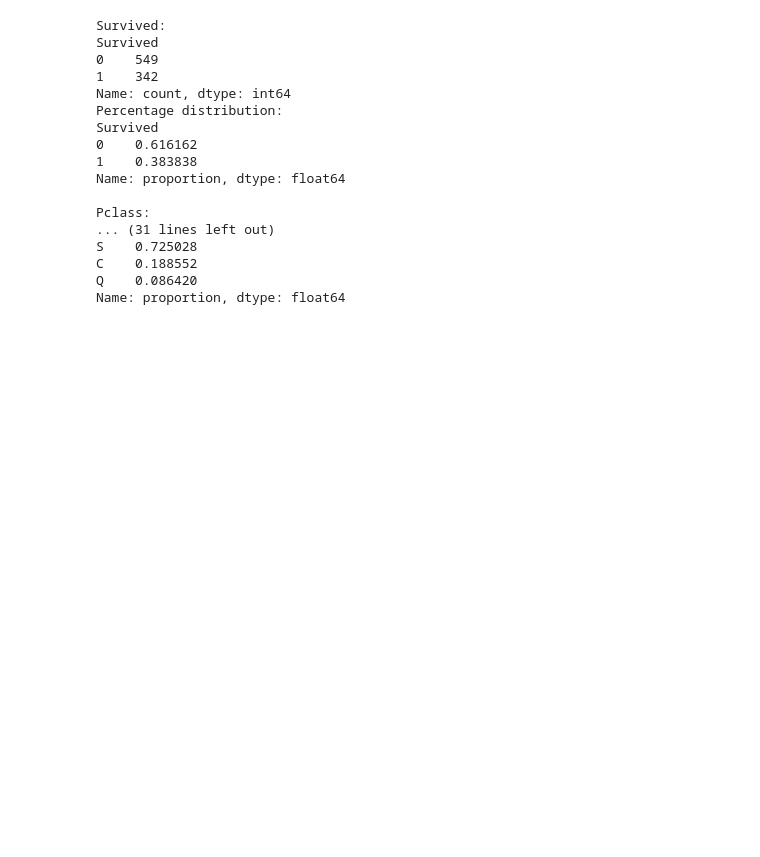
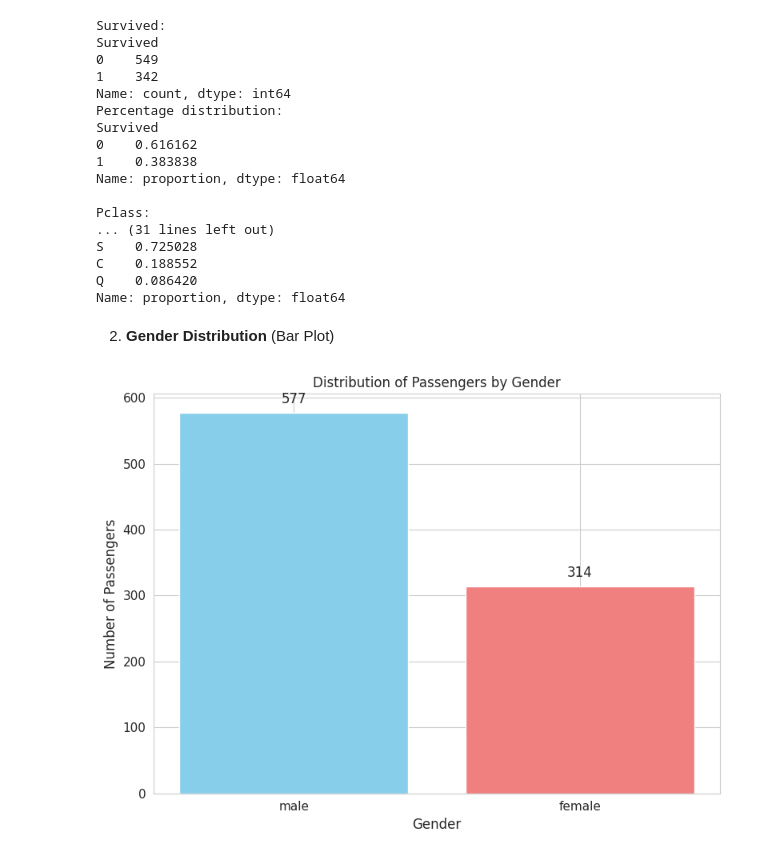
Before and after one commit to nanishat/EDA-Titanic, a Jupyter notebook: exploratory_data_analysis.ipynb, the cells around one changed output. Saved outputs shown, nothing was run; the diff lists cells and outputs as text; code cells hidden in the pictures; blank space fills up the shorter version.

Commit message:
Gender Distribution (Bar Plot)

```diff
--- a/exploratory_data_analysis.ipynb
+++ b/exploratory_data_analysis.ipynb
@@ -398,3 +398,25 @@ S    0.725028
 C    0.188552
 Q    0.086420
 Name: proportion, dtype: float64
+# %% [markdown]
+2. **Gender Distribution** (Bar Plot)
+# %%
+# Bar Plot setup
+
+plt.figure(figsize=(8, 6))
+sex_counts = train['Sex'].value_counts()
+plt.bar(sex_counts.index, sex_counts.values, color=['skyblue', 'lightcoral'])
+plt.title('Distribution of Passengers by Gender', fontsize=12, fontweight=12)
+plt.xlabel('Gender', fontsize=12)
+plt.ylabel('Number of Passengers', fontsize=12)
+plt.xticks(fontsize=11)
+plt.yticks(fontsize=11)
+
+# Add value labels on bars
+for i, v in enumerate(sex_counts.values):
+  plt.text(i, v + 10, str(v), ha='center', va='bottom', fontsize=12, fontweight=12)
+
+plt.tight_layout()
+plt.show()
+# %% [output]
+[figure, added]
```
